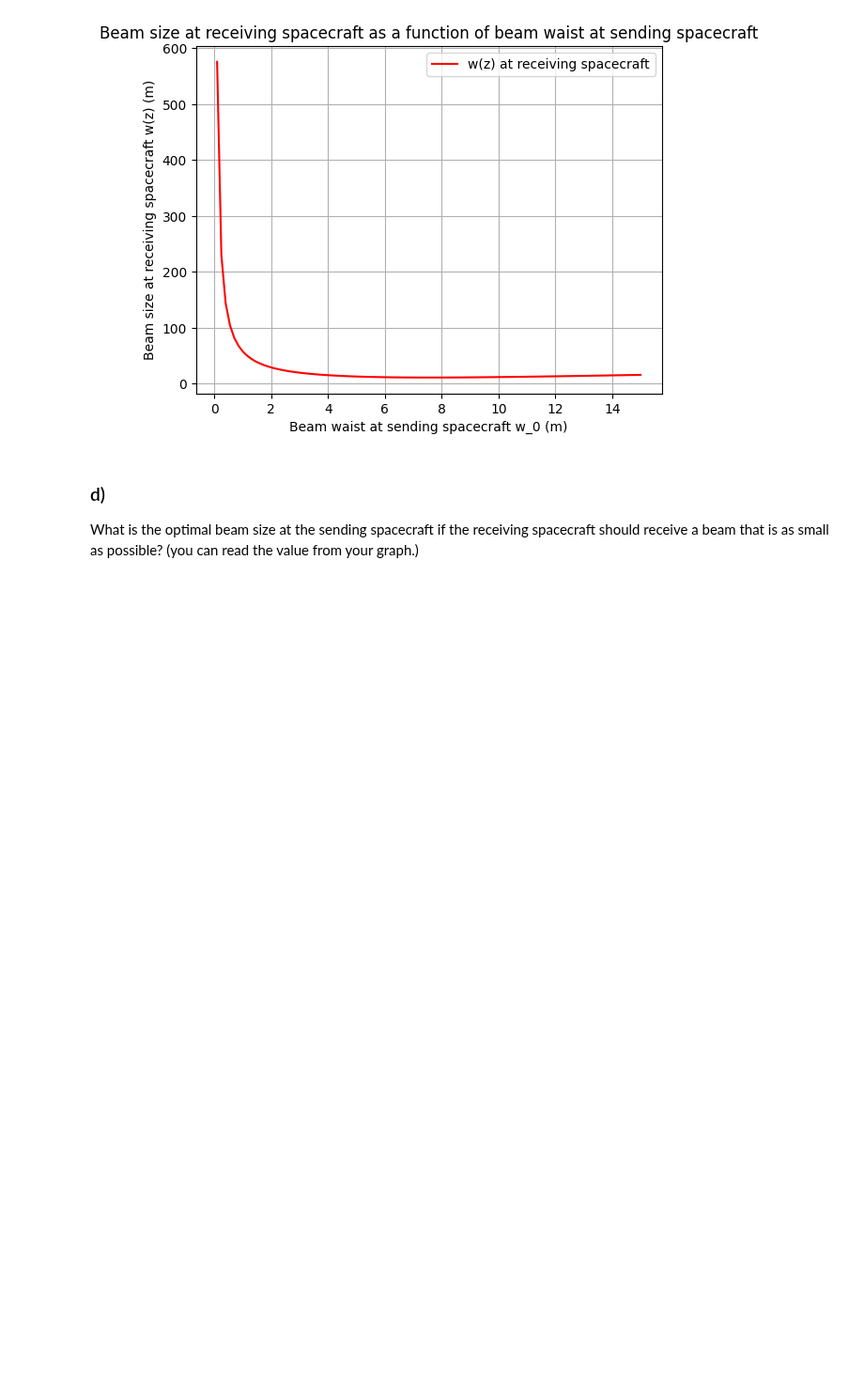
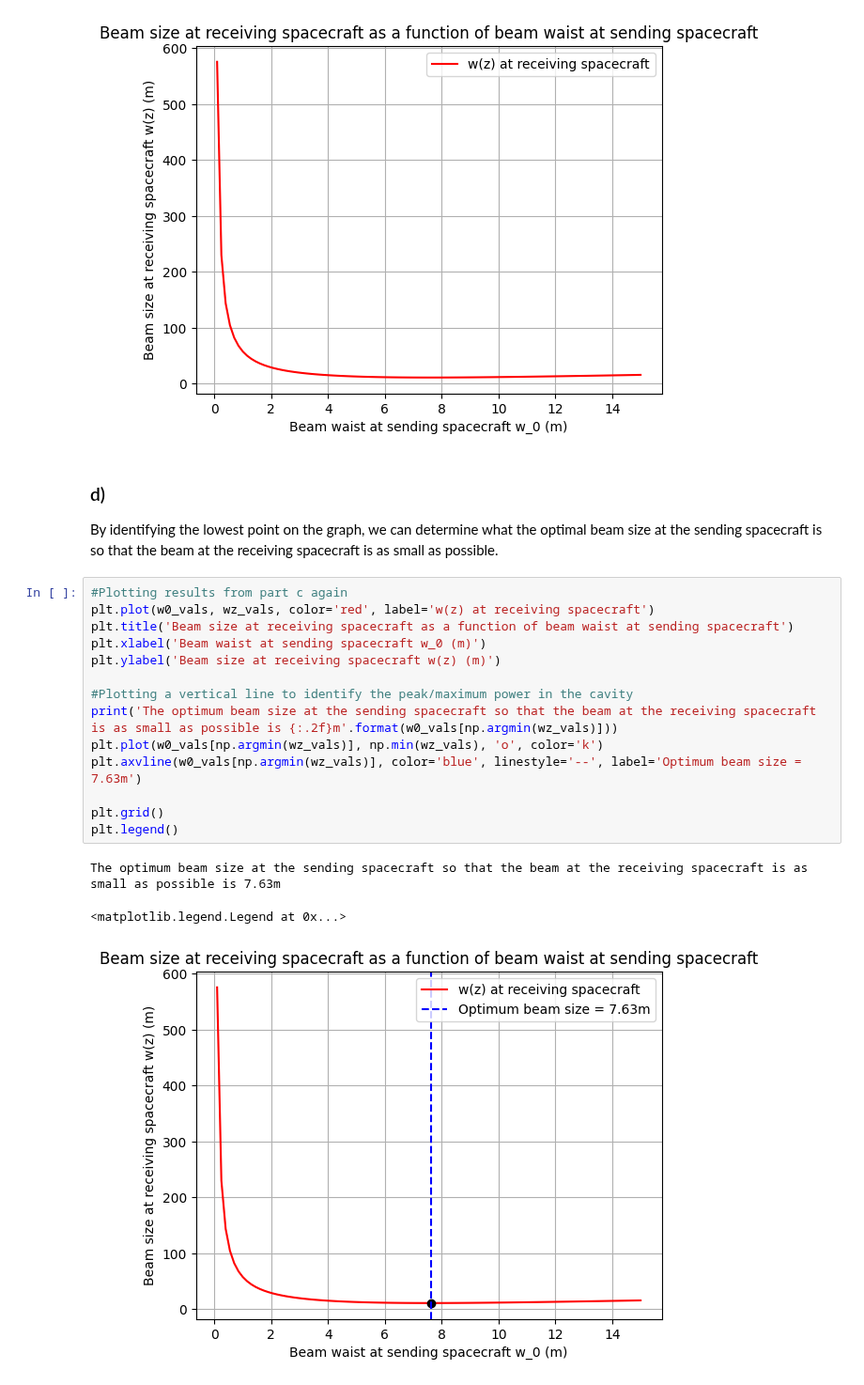
Before and after one commit to Clarke-Henshaw-Miles/extra, a Jupyter notebook: GW/GWCA4.ipynb, the cells around one changed output. Shown at 94% size. Drawn from its saved outputs; the diff is of its cells as text; blank space fills up the shorter version.

```diff
--- a/GW/GWCA4.ipynb
+++ b/GW/GWCA4.ipynb
@@ -205,8 +206,25 @@ print(np.min(wz_vals))
 [figure]
 # %% [markdown]
 ### d)
-
-What is the optimal beam size at the sending spacecraft if the receiving spacecraft should receive a beam that is as small as possible? (you can read the value from your graph.)
+By identifying the lowest point on the graph, we can determine what the optimal beam size at the sending spacecraft is so that the beam at the receiving spacecraft is as small as possible.
+# %%
+#Plotting results from part c again
+plt.plot(w0_vals, wz_vals, color='red', label='w(z) at receiving spacecraft')
+plt.title('Beam size at receiving spacecraft as a function of beam waist at sending spacecraft')
+plt.xlabel('Beam waist at sending spacecraft w_0 (m)')
+plt.ylabel('Beam size at receiving spacecraft w(z) (m)')
+
+#Plotting a vertical line to identify the peak/maximum power in the cavity
+print('The optimum beam size at the sending spacecraft so that the beam at the receiving spacecraft is as small as possible is {:.2f}m'.format(w0_vals[np.argmin(wz_vals)]))
+plt.plot(w0_vals[np.argmin(wz_vals)], np.min(wz_vals), 'o', color='k')
+plt.axvline(w0_vals[np.argmin(wz_vals)], color='blue', linestyle='--', label='Optimum beam size = 7.63m')
+
+plt.grid()
+plt.legend()
+# %% [output]
+The optimum beam size at the sending spacecraft so that the beam at the receiving spacecraft is as small as possible is 7.63m
+<matplotlib.legend.Legend at 0x...>
+[figure, added]
 # %% [markdown]
 ### e)
 
```
Also changed, not shown: parts of 2 cells of this notebook.
